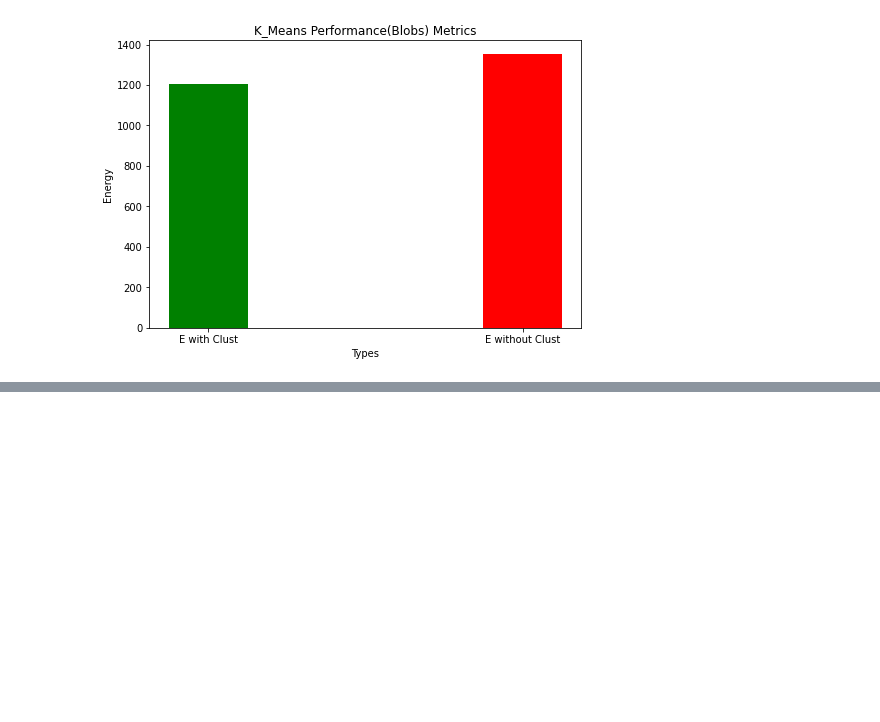
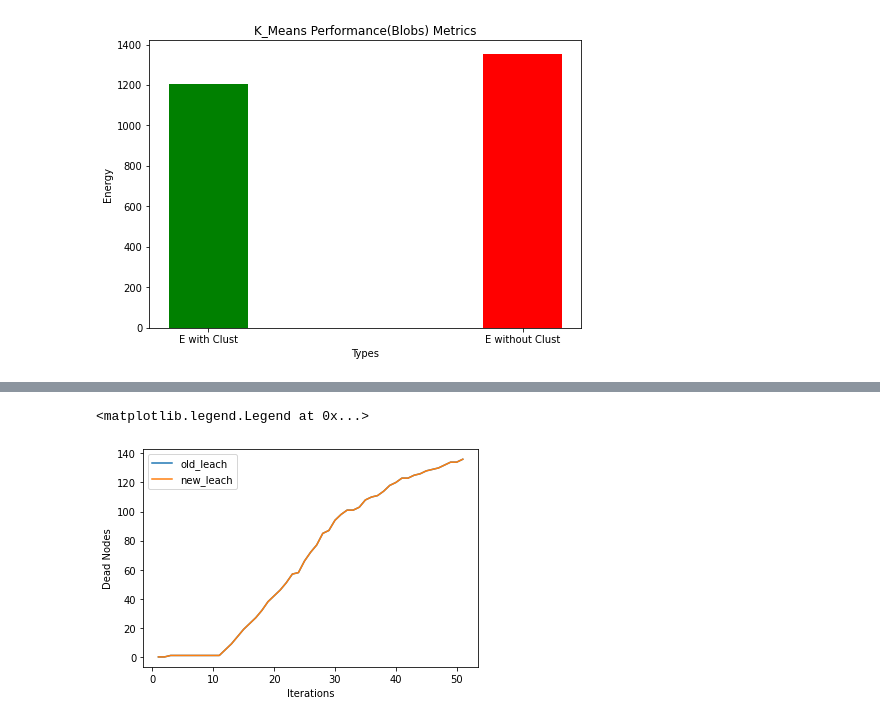
Before and after one commit to HarshitCodex/WSN-Clustering, a Jupyter notebook: K_Means/wsn_clust_blobs.ipynb, the cells around one changed output, grey strips where cells are left out. Drawn from its saved outputs; the diff is of its cells as text; code cells hidden in the pictures; blank space fills up the shorter version.

```diff
--- a/K_Means/wsn_clust_blobs.ipynb
+++ b/K_Means/wsn_clust_blobs.ipynb
@@ -233,0 +426,3 @@ plt.show()
+# %%
+x_old = list(map(str, dataold.split('\n')))
+x_new = list(map(str, datanew.split('\n')))
@@ -233,0 +449,3 @@ plt.show()
+# %%
+x_old.pop()
+x_new.pop()
@@ -233,0 +454,16 @@ plt.show()
+# %%
+y_old = []
+num = 0
+for i in x_old:
+    y_old.append(np.array(list(map(int, x_old[num].split()))))
+    num += 1
+
+y_old = np.array(y_old)
+# %%
+y_new = []
+num = 0
+for i in x_new:
+    y_new.append(np.array(list(map(int, x_new[num].split()))))
+    num += 1
+
+y_new = np.array(y_new)
@@ -233,0 +490,15 @@ plt.show()
+# %%
+fig = plt.figure()
+ax = plt.axes()
+
+x = np.linspace(0,10,1000)
+
+
+plt.plot(y_old[:,0], y_old[:,1],label = "old_leach")
+plt.plot(y_new[:,0], y_new[:,1],label="new_leach")
+plt.xlabel("Iterations")
+plt.ylabel("Dead Nodes")
+plt.legend()
+# %% [output]
+<matplotlib.legend.Legend at 0x...>
+[figure, added]
```
Also changed, not shown: parts of 25 cells of this notebook, 8 other files.
